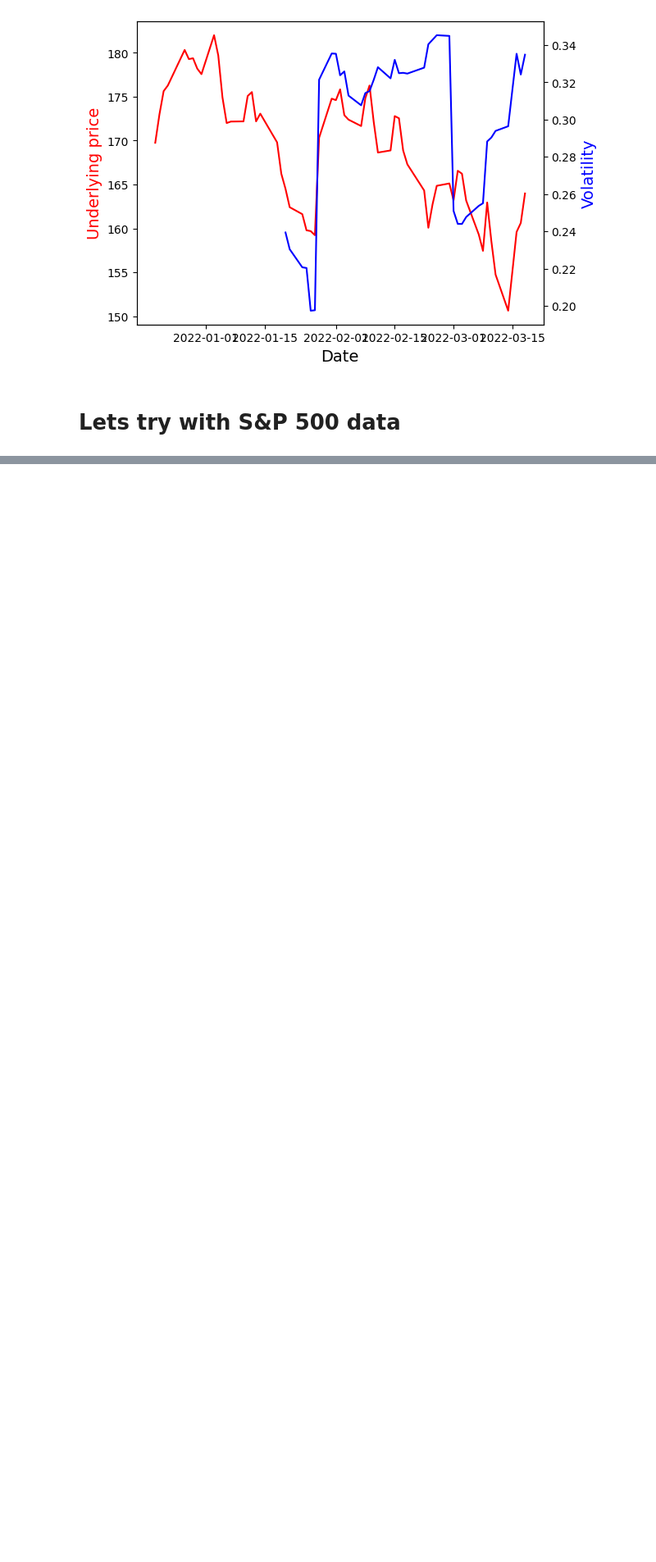
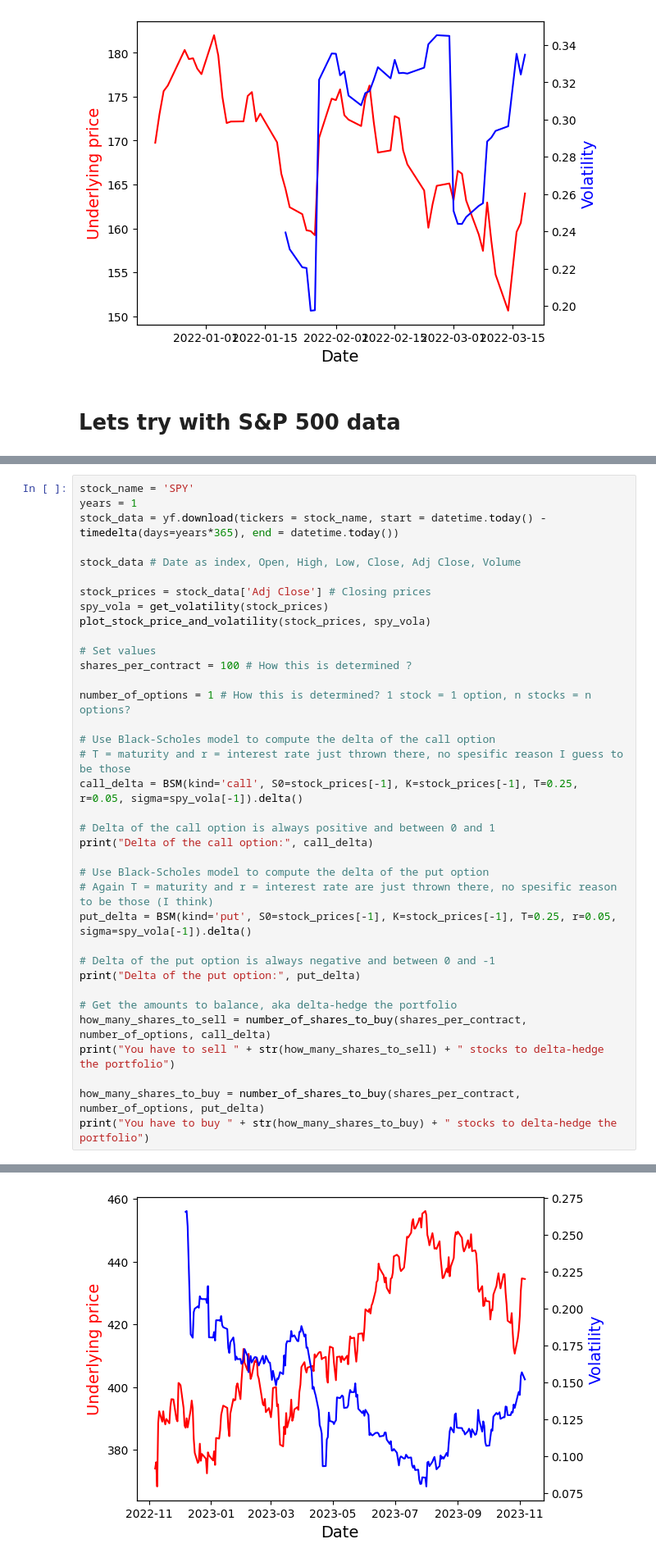
Before and after one commit to kerkkokonola/hedging, a Jupyter notebook: code/main.ipynb, the cells around one changed output, grey strips where cells are left out. Shown at 82% size. Drawn from its saved outputs; the diff is of its cells as text; blank space fills up the shorter version.

Commit message:
add sp500 delta hedge

```diff
--- a/code/main.ipynb
+++ b/code/main.ipynb
@@ -128,0 +116,37 @@ plot_stock_price_and_volatility(stock_prices, spy_vola)
+# %%
+stock_name = 'SPY'
+years = 1
+stock_data = yf.download(tickers = stock_name, start = datetime.today() - timedelta(days=years*365), end = datetime.today())
+
+stock_data # Date as index, Open, High, Low, Close, Adj Close, Volume
+
+stock_prices = stock_data['Adj Close'] # Closing prices
+spy_vola = get_volatility(stock_prices)
+plot_stock_price_and_volatility(stock_prices, spy_vola)
+
+# Set values
+shares_per_contract = 100 # How this is determined ?
+
+number_of_options = 1 # How this is determined? 1 stock = 1 option, n stocks = n options?
+
+# Use Black-Scholes model to compute the delta of the call option
+# T = maturity and r = interest rate just thrown there, no spesific reason I guess to be those
+call_delta = BSM(kind='call', S0=stock_prices[-1], K=stock_prices[-1], T=0.25, r=0.05, sigma=spy_vola[-1]).delta()
+
+# Delta of the call option is always positive and between 0 and 1
+print("Delta of the call option:", call_delta)
+
+# Use Black-Scholes model to compute the delta of the put option
+# Again T = maturity and r = interest rate are just thrown there, no spesific reason to be those (I think)
+put_delta = BSM(kind='put', S0=stock_prices[-1], K=stock_prices[-1], T=0.25, r=0.05, sigma=spy_vola[-1]).delta()
+
+# Delta of the put option is always negative and between 0 and -1
+print("Delta of the put option:", put_delta)
+
+# Get the amounts to balance, aka delta-hedge the portfolio
+how_many_shares_to_sell = number_of_shares_to_buy(shares_per_contract, number_of_options, call_delta)
+print("You have to sell " + str(how_many_shares_to_sell) + " stocks to delta-hedge the portfolio")
+
+how_many_shares_to_buy = number_of_shares_to_buy(shares_per_contract, number_of_options, put_delta)
+print("You have to buy " + str(how_many_shares_to_buy) + " stocks to delta-hedge the portfolio")
+# %% [output]
@@ -128,0 +154 @@ plot_stock_price_and_volatility(stock_prices, spy_vola)
+[figure, added]
```
Also changed, not shown: parts of 3 cells of this notebook.
